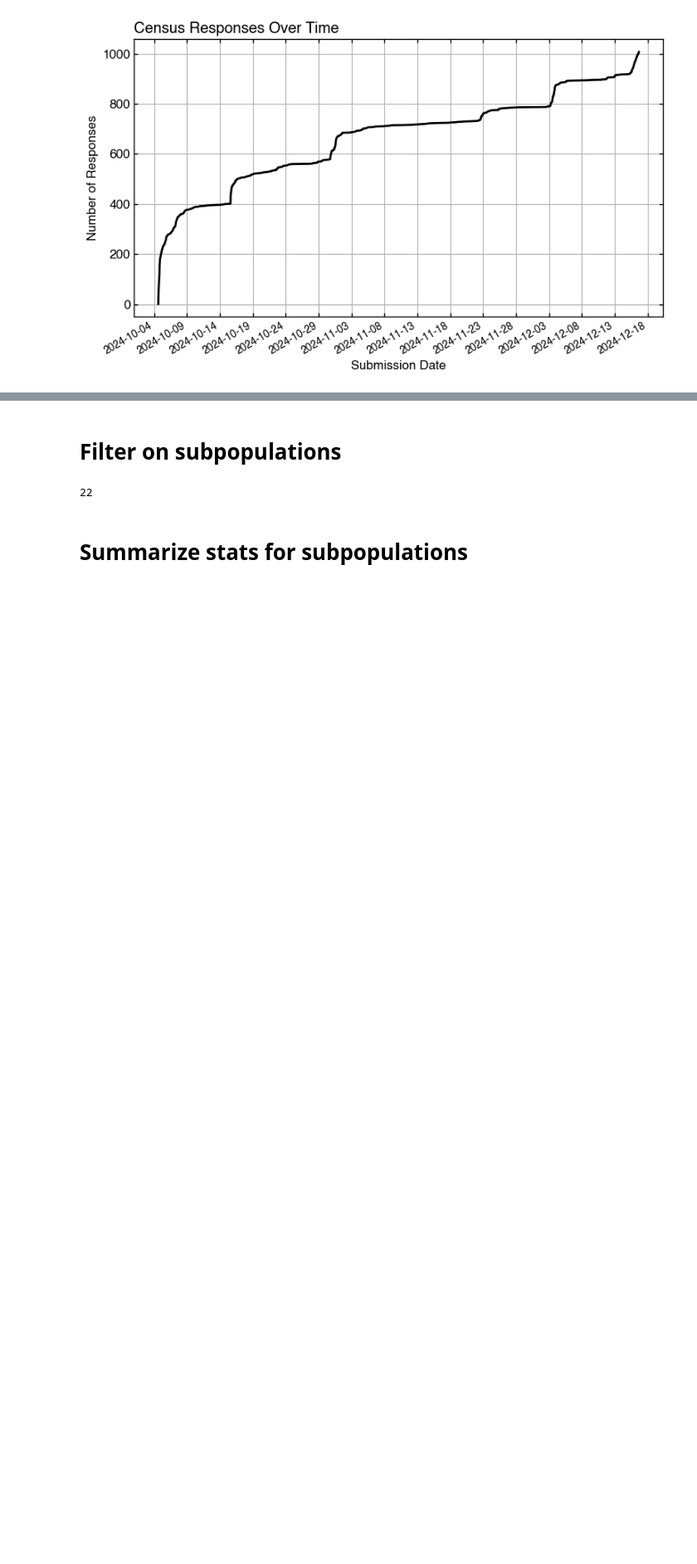
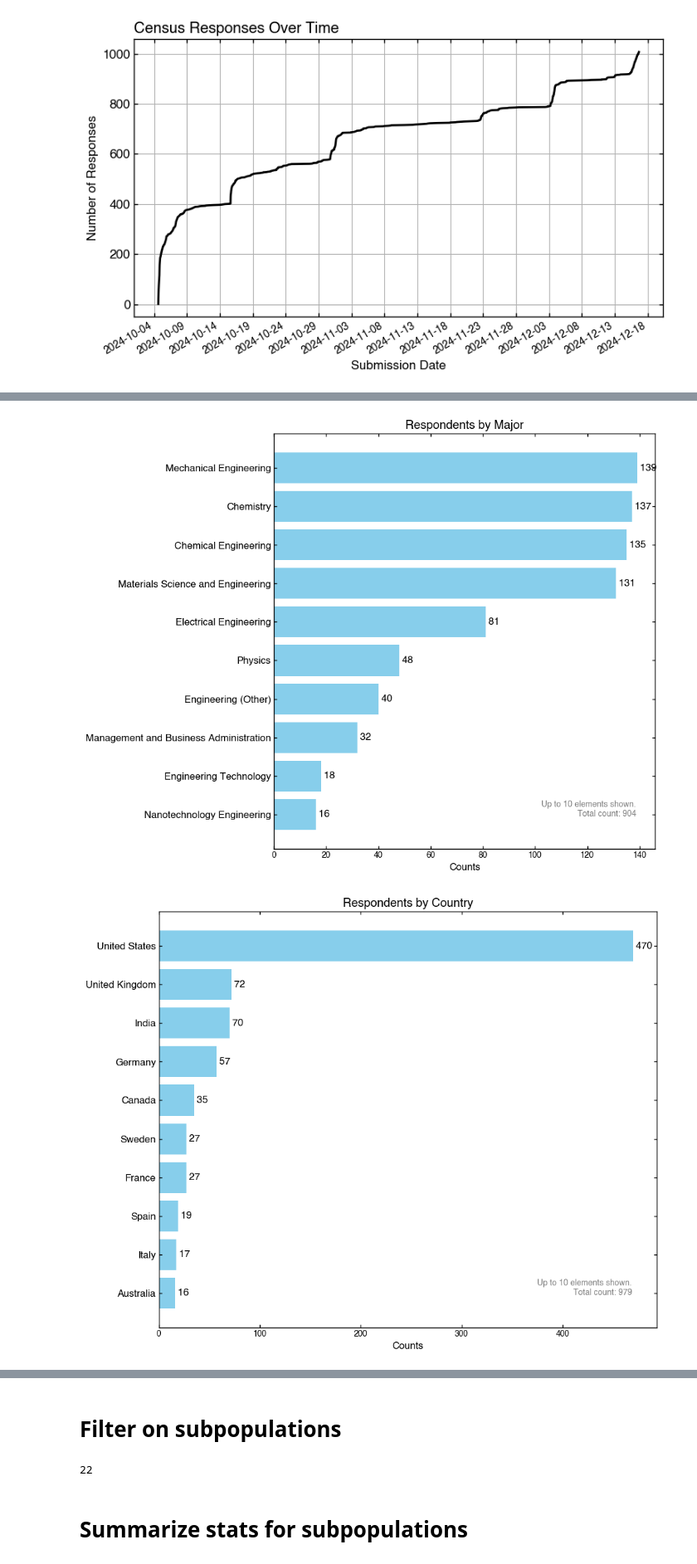
Before and after one commit to wengandrew/battery-talent-census, a Jupyter notebook: notebooks/explore_data.ipynb, the cells around one changed output, grey strips where cells are left out. Shown at 83% size. Saved outputs shown, nothing was run; the diff lists cells and outputs as text; code cells hidden in the pictures; blank space fills up the shorter version.

```diff
--- a/notebooks/explore_data.ipynb
+++ b/notebooks/explore_data.ipynb
@@ -191,0 +183,3 @@ res = analyst.summarize_census_backgrounds()
+# %%
+res_census_backgrounds = analyst.summarize_census_backgrounds()
+pprint(res_census_backgrounds)
@@ -192,55 +204,52 @@ res = analyst.summarize_census_backgrounds()
 # %%
 plotter = Plotter()
-plotter.make_bar_plot_from_dict(res['degree'],
+plotter.make_bar_plot_from_dict(res_census_backgrounds['degree'],
                                 title='Respondents by Major',
                                 saveas='respondents_major.png',
-                                exclusions=['nan'],
                                 sorted=True)
 
-plotter.make_bar_plot_from_dict(res['country'],
+plotter.make_bar_plot_from_dict(res_census_backgrounds['country'],
                                 title='Respondents by Country',
                                 saveas='respondents_country.png',
-                                exclusions=['nan'],
                                 sorted=True)
 
-plotter.make_bar_plot_from_dict(res['state'],
+plotter.make_bar_plot_from_dict(res_census_backgrounds['state'],
                                 title='Respondents by State (U.S. Only)',
                                 saveas='respondents_state.png',
-                                exclusions=['nan', 'None'],
+                                exclusions=['None'],
                                 sorted=True)
 
-plotter.make_bar_plot_from_dict(res['education'],
+plotter.make_bar_plot_from_dict(res_census_backgrounds['education'],
                                 title='Respondents by Highest Degree',
                                 saveas='respondents_degree.png',
                                 num_elements=5,
-                                exclusions=['nan'],
                                 sorted=True)
 
 # 'Latino' and 'or Spanish origin' are already covered under the category
 # 'Hispanic'. This is an artefact of the string splitting which interpreted the
 # commas within the string as different categories when they're not.
-plotter.make_bar_plot_from_dict(res['ethnicity'],
+plotter.make_bar_plot_from_dict(res_census_backgrounds['ethnicity'],
                                 title='Respondents by Ethnicity',
                                 saveas='respondents_ethnicity.png',
-                                exclusions=['nan', 'Latino', 'or Spanish origin'],
+                                exclusions=['Latino', 'or Spanish origin'],
                                 sorted=True)
 
-plotter.make_bar_plot_from_dict(res['gender'],
+plotter.make_bar_plot_from_dict(res_census_backgrounds['gender'],
                                 title='Respondents by Gender',
                                 saveas='respondents_gender.png',
-                                num_elements=4,
-                                exclusions=['nan'],
+                                num_elements=5,
                                 sorted=True)
 
-plotter.make_bar_plot_from_dict(res['citizenship'],
+plotter.make_bar_plot_from_dict(res_census_backgrounds['citizenship'],
                                 title='Respondents by Citizenship Status',
                                 saveas='respondents_citizenship.png',
                                 num_elements=7,
-                                exclusions=['nan'],
                                 sorted=True)
 
-plotter.make_bar_plot_from_dict(res['military_status'],
+plotter.make_bar_plot_from_dict(res_census_backgrounds['military_status'],
                                 title='Respondents by Military Status',
                                 saveas='respondents_military.png',
-                                exclusions=['nan'],
                                 sorted=True)
+# %% [output]
+[figure, added]
+[figure, added]
```
Also changed, not shown: parts of 26 cells of this notebook, 21 other files.
